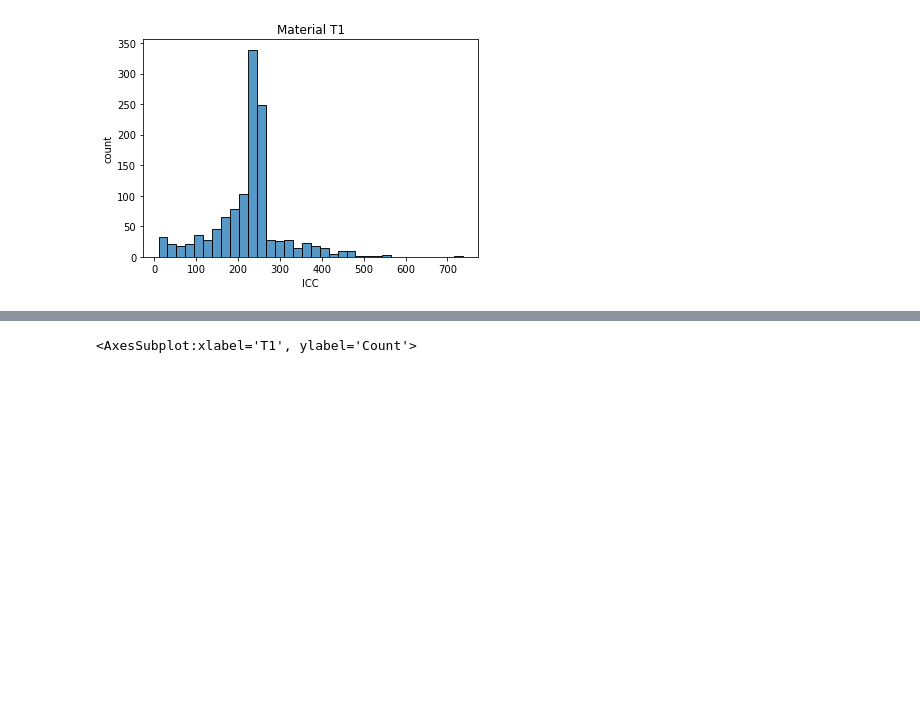
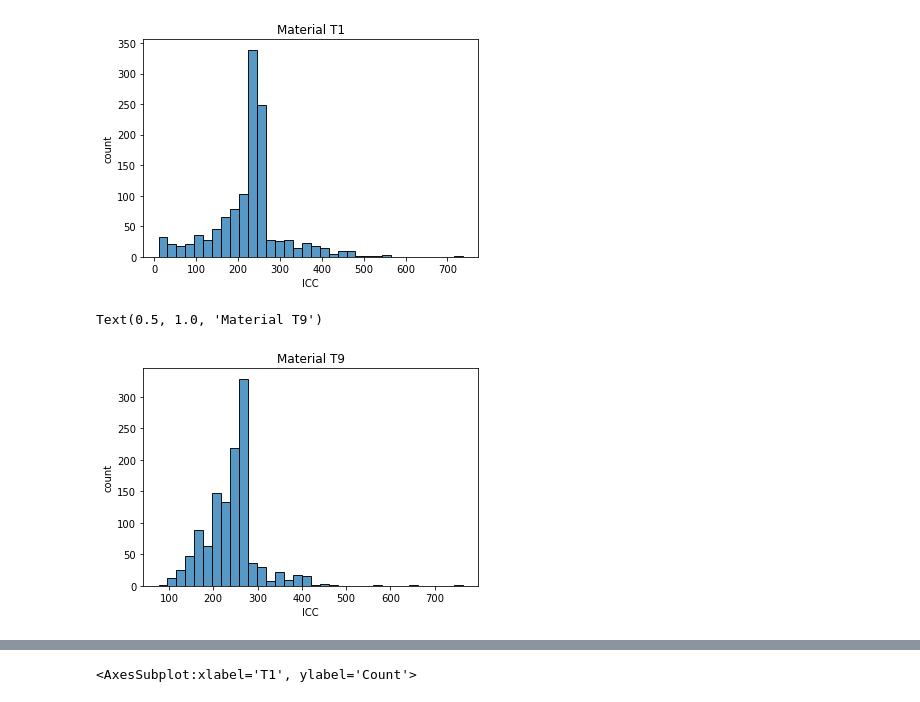
Before and after one commit to andreapy/Quinua, a Jupyter notebook: ICC.ipynb, the cells around one changed output, grey strips where cells are left out. Cells and saved outputs as stored; diff of their text form; code cells hidden in the pictures; blank space fills up the shorter version.

```diff
--- a/ICC.ipynb
+++ b/ICC.ipynb
@@ -112,3 +138,11 @@ plt.title('Material T1')
 # %% [output]
 Text(0.5, 1.0, 'Material T1')
 [figure]
+# %%
+sns.histplot(data= df, x='T9', bins=int(np.sqrt(len(df)))) #binwidth=1)
+plt.xlabel('ICC')
+plt.ylabel('count')
+plt.title('Material T9')
+# %% [output]
+Text(0.5, 1.0, 'Material T9')
+[figure, added]
```
Also changed, not shown: parts of 30 cells of this notebook, 1 other file.
